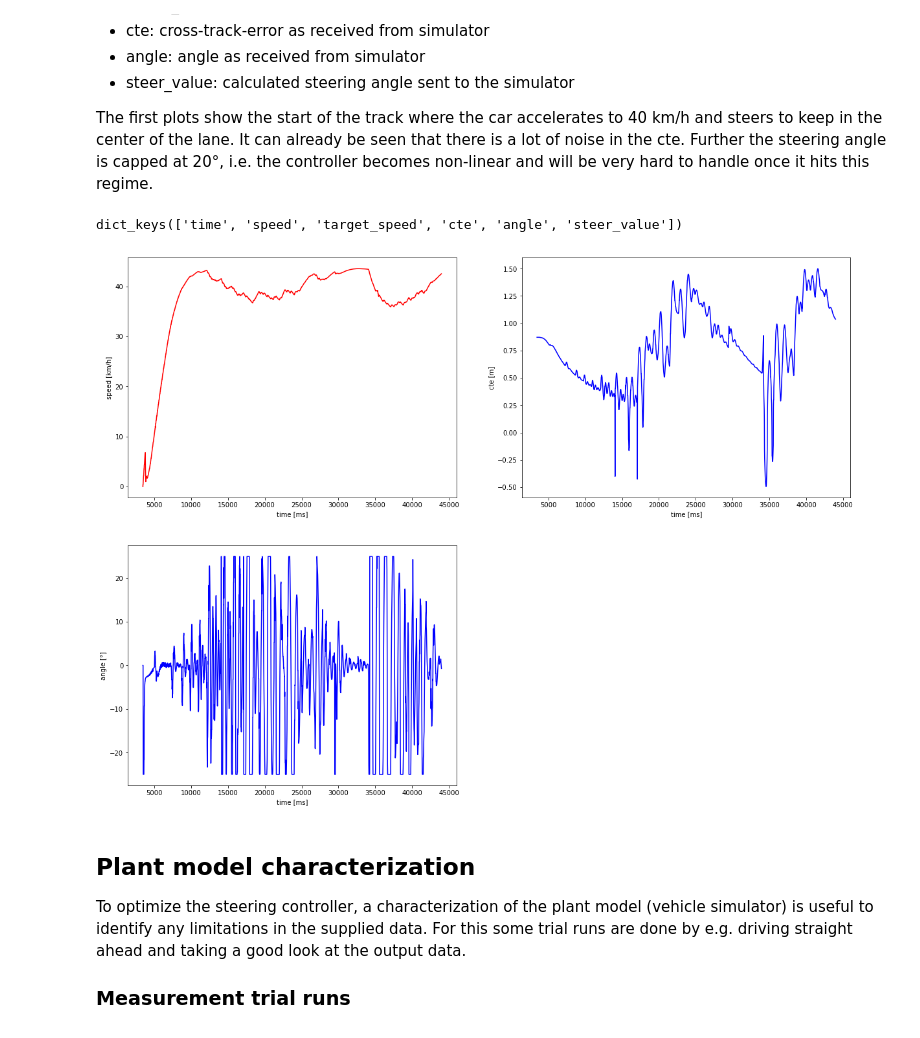
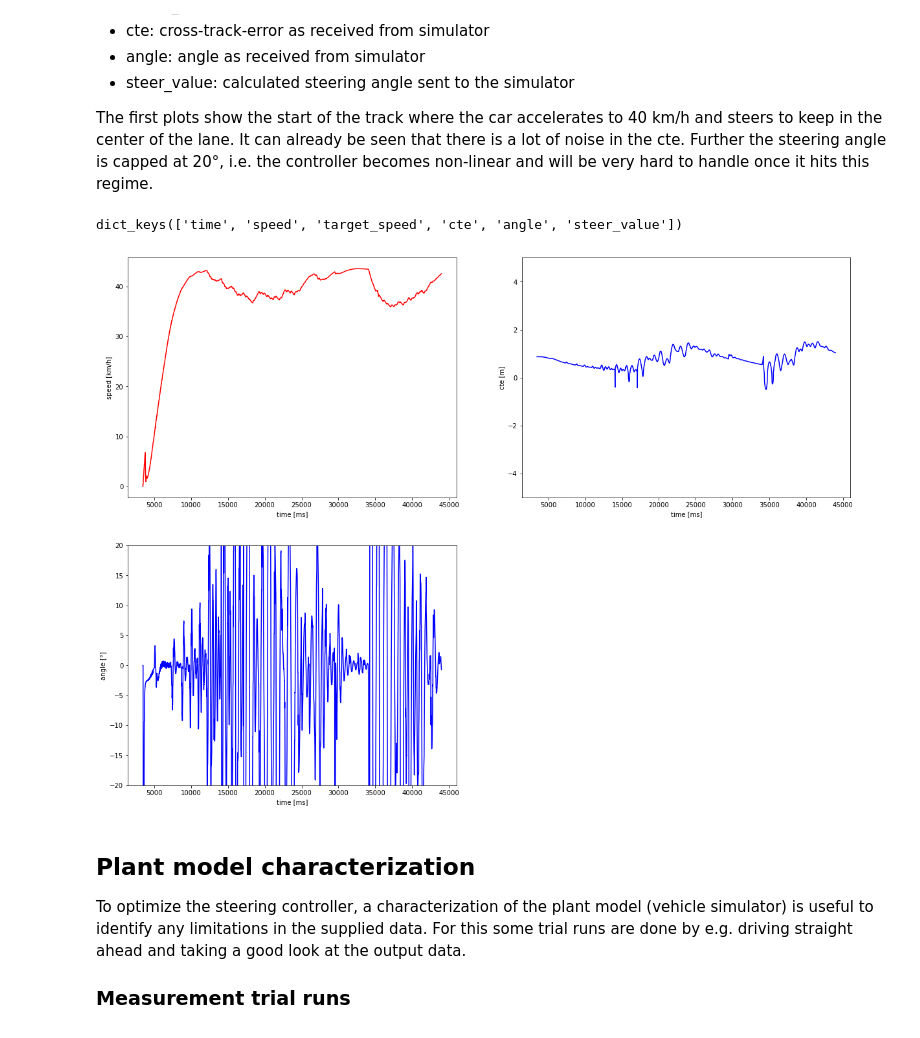
Before and after one commit to rgansch/CarND-PID-Control-Project, a Jupyter notebook: CarND-PID-Control-Project.ipynb, the cells around one changed output. Saved outputs shown, nothing was run; the diff lists cells and outputs as text; code cells hidden in the pictures.

```diff
--- a/CarND-PID-Control-Project.ipynb
+++ b/CarND-PID-Control-Project.ipynb
@@ -31,34 +31,36 @@ def load_csv(file_name, delimiter=','):
         for j,value in enumerate(lines[i]):
             data[lines[0][j]].append(float(value))
     return data
 
 data = load_csv(r'./data/test.dat', delimiter='\t')
 print(data.keys())
 
 def plot_data(data):
     plt.figure(figsize=(20,15))
 
     plt.subplot(2,2,1)
     plt.plot(data['time'], data['speed'], 'r')
     plt.ylabel('speed [km/h]')
     plt.xlabel('time [ms]')
 
     plt.subplot(2,2,2)
     plt.plot(data['time'], data['cte'], 'b')
+    plt.ylim([-5, 5])
     plt.ylabel('cte [m]')
     plt.xlabel('time [ms]')
 
     plt.subplot(2,2,3)
     plt.plot(data['time'], data['angle'], 'b')
+    plt.ylim([-20, 20])
     plt.ylabel('angle [°]')
     plt.xlabel('time [ms]')
 
     plt.show()
 
 plot_data(data)
 # %% [output]
 dict_keys(['time', 'speed', 'target_speed', 'cte', 'angle', 'steer_value'])
-[figure, old version]
+[figure, new version]
 # %% [markdown]
 ## Plant model characterization
 To optimize the steering controller, a characterization of the plant model (vehicle simulator) is useful to identify any limitations in the supplied data. For this some trial runs are done by e.g. driving straight ahead and taking a good look at the output data.
```
Also changed, not shown: parts of 8 cells of this notebook, 8 other files.
